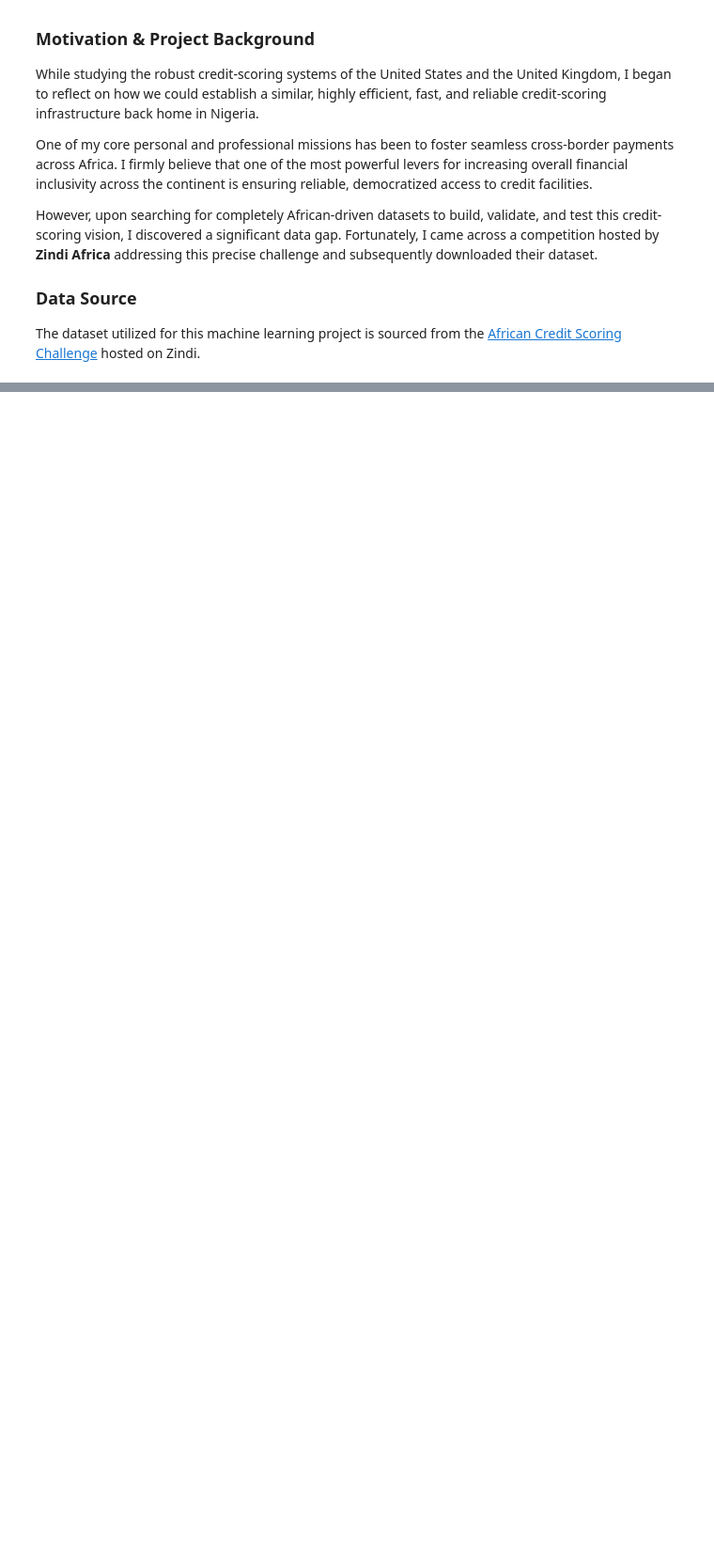
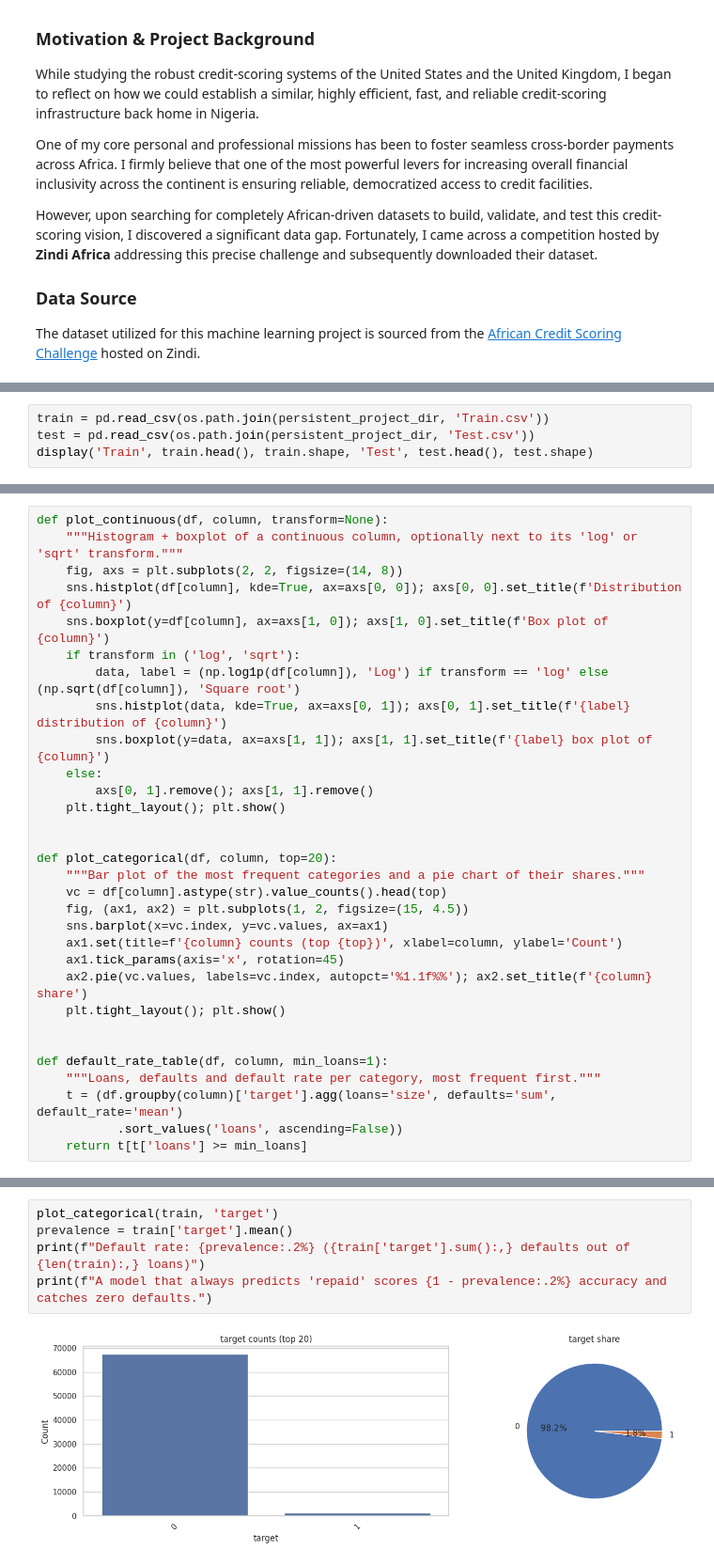
Before and after one commit to hycienti/African_Credit_Scoring_ML, a Jupyter notebook: African_Credit_Scoring_ML.ipynb, the cells around one changed output, grey strips where cells are left out. Shown at 94% size. Saved outputs shown, nothing was run; the diff lists cells and outputs as text; blank space fills up the shorter version.

```diff
--- a/African_Credit_Scoring_ML.ipynb
+++ b/African_Credit_Scoring_ML.ipynb
@@ -559,0 +248,4 @@ train['target].value_counts()
+# %%
+train = pd.read_csv(os.path.join(persistent_project_dir, 'Train.csv'))
+test = pd.read_csv(os.path.join(persistent_project_dir, 'Test.csv'))
+display('Train', train.head(), train.shape, 'Test', test.head(), test.shape)
@@ -559,0 +324,31 @@ train['target].value_counts()
+# %%
+def plot_continuous(df, column, transform=None):
+    """Histogram + boxplot of a continuous column, optionally next to its 'log' or 'sqrt' transform."""
+    fig, axs = plt.subplots(2, 2, figsize=(14, 8))
+    sns.histplot(df[column], kde=True, ax=axs[0, 0]); axs[0, 0].set_title(f'Distribution of {column}')
+    sns.boxplot(y=df[column], ax=axs[1, 0]); axs[1, 0].set_title(f'Box plot of {column}')
+    if transform in ('log', 'sqrt'):
+        data, label = (np.log1p(df[column]), 'Log') if transform == 'log' else (np.sqrt(df[column]), 'Square root')
+        sns.histplot(data, kde=True, ax=axs[0, 1]); axs[0, 1].set_title(f'{label} distribution of {column}')
+        sns.boxplot(y=data, ax=axs[1, 1]); axs[1, 1].set_title(f'{label} box plot of {column}')
+    else:
+        axs[0, 1].remove(); axs[1, 1].remove()
+    plt.tight_layout(); plt.show()
+
+
+def plot_categorical(df, column, top=20):
+    """Bar plot of the most frequent categories and a pie chart of their shares."""
+    vc = df[column].astype(str).value_counts().head(top)
+    fig, (ax1, ax2) = plt.subplots(1, 2, figsize=(15, 4.5))
+    sns.barplot(x=vc.index, y=vc.values, ax=ax1)
+    ax1.set(title=f'{column} counts (top {top})', xlabel=column, ylabel='Count')
+    ax1.tick_params(axis='x', rotation=45)
+    ax2.pie(vc.values, labels=vc.index, autopct='%1.1f%%'); ax2.set_title(f'{column} share')
+    plt.tight_layout(); plt.show()
+
+
+def default_rate_table(df, column, min_loans=1):
+    """Loans, defaults and default rate per category, most frequent first."""
+    t = (df.groupby(column)['target'].agg(loans='size', defaults='sum', default_rate='mean')
+           .sort_values('loans', ascending=False))
+    return t[t['loans'] >= min_loans]
@@ -559,0 +357,7 @@ train['target].value_counts()
+# %%
+plot_categorical(train, 'target')
+prevalence = train['target'].mean()
+print(f"Default rate: {prevalence:.2%} ({train['target'].sum():,} defaults out of {len(train):,} loans)")
+print(f"A model that always predicts 'repaid' scores {1 - prevalence:.2%} accuracy and catches zero defaults.")
+# %% [output]
+[figure, added]
```
Also changed, not shown: parts of 123 cells of this notebook.
